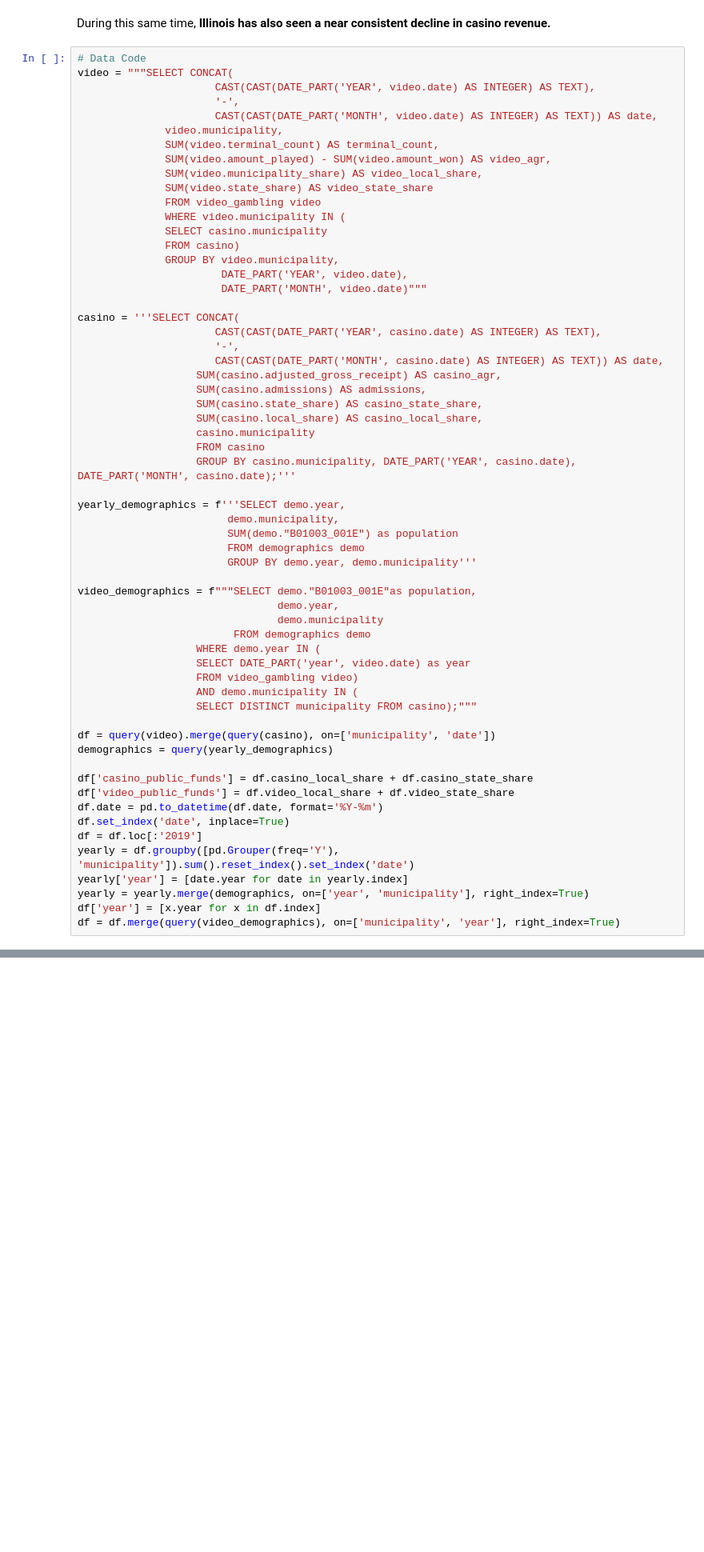
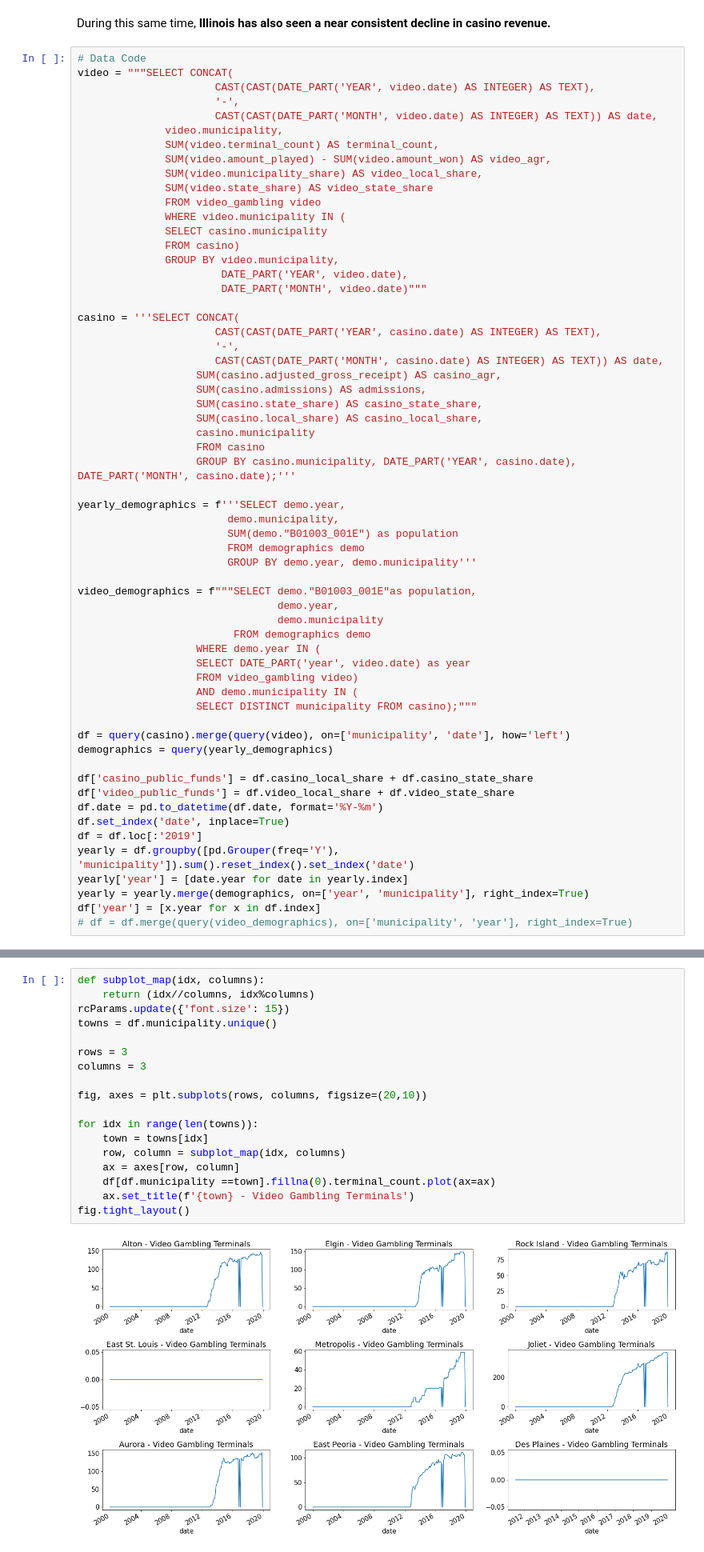
Before and after one commit to joelsewhere/illinois-gaming, a Jupyter notebook: notebooks/mvp.ipynb, the cells around one changed output, grey strips where cells are left out. Shown at 80% size. Drawn from its saved outputs; the diff is of its cells as text; blank space fills up the shorter version.

```diff
--- a/notebooks/mvp.ipynb
+++ b/notebooks/mvp.ipynb
@@ -229,7 +239,7 @@ video_demographics = f"""SELECT demo."B01003_001E"as population,
                    AND demo.municipality IN (
                    SELECT DISTINCT municipality FROM casino);"""
 
-df = query(video).merge(query(casino), on=['municipality', 'date'])
+df = query(casino).merge(query(video), on=['municipality', 'date'], how='left')
 demographics = query(yearly_demographics)
 
 df['casino_public_funds'] = df.casino_local_share + df.casino_state_share
@@ -241,4 +251,4 @@ yearly = df.groupby([pd.Grouper(freq='Y'), 'municipality']).sum().reset_index().
 yearly['year'] = [date.year for date in yearly.index]
 yearly = yearly.merge(demographics, on=['year', 'municipality'], right_index=True)
 df['year'] = [x.year for x in df.index]
-df = df.merge(query(video_demographics), on=['municipality', 'year'], right_index=True)
+# df = df.merge(query(video_demographics), on=['municipality', 'year'], right_index=True)
@@ -341,0 +399,20 @@ To review the scraping code, a jupyter notebook has been provided as documentati
+# %%
+def subplot_map(idx, columns):
+    return (idx//columns, idx%columns)
+rcParams.update({'font.size': 15})
+towns = df.municipality.unique()
+
+rows = 3
+columns = 3
+
+fig, axes = plt.subplots(rows, columns, figsize=(20,10))
+
+for idx in range(len(towns)):
+    town = towns[idx]
+    row, column = subplot_map(idx, columns)
+    ax = axes[row, column]
+    df[df.municipality ==town].fillna(0).terminal_count.plot(ax=ax)
+    ax.set_title(f'{town} - Video Gambling Terminals')
+fig.tight_layout()
+# %% [output]
+[figure, added]
```
Also changed, not shown: parts of 64 cells of this notebook, 6 other files.
